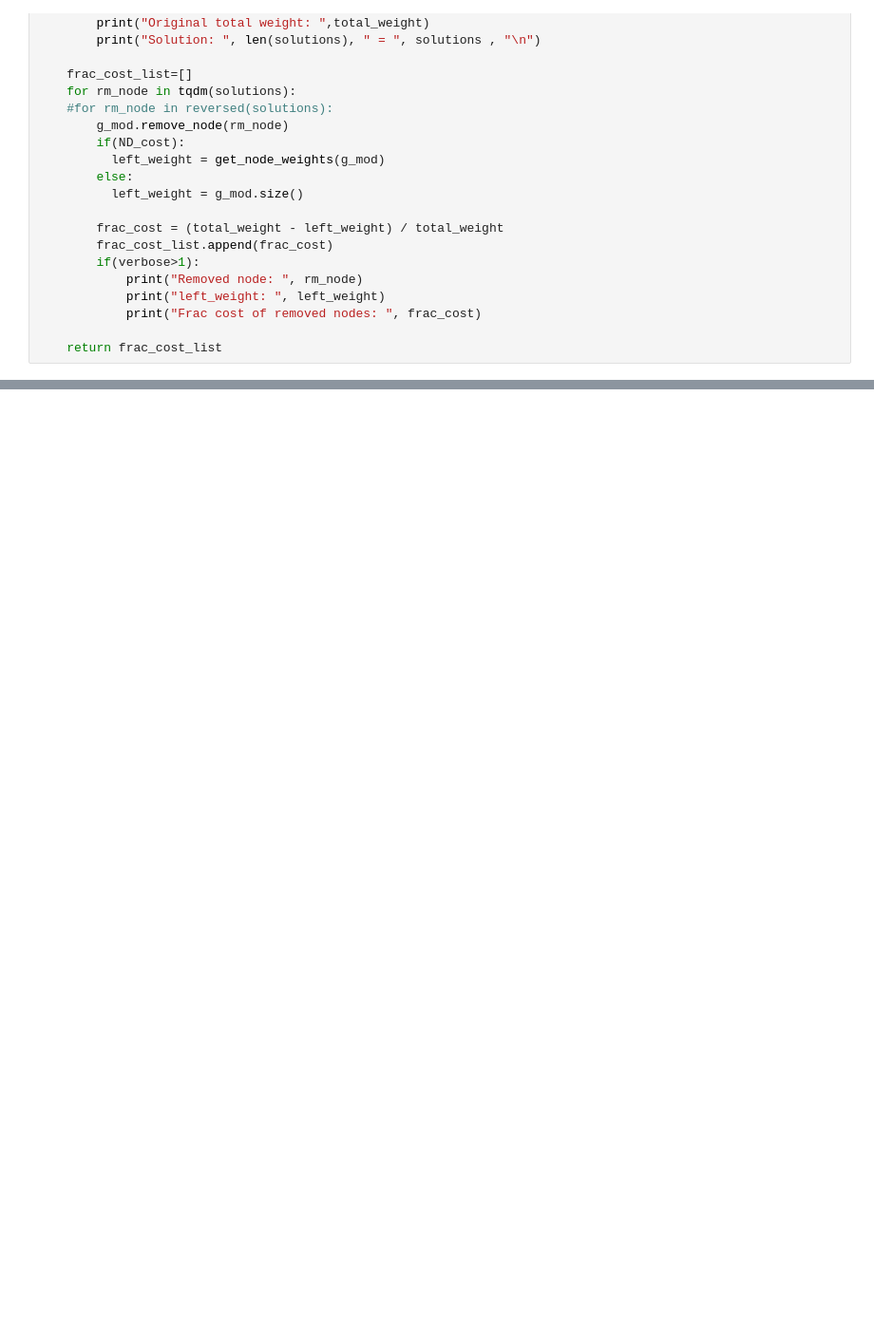
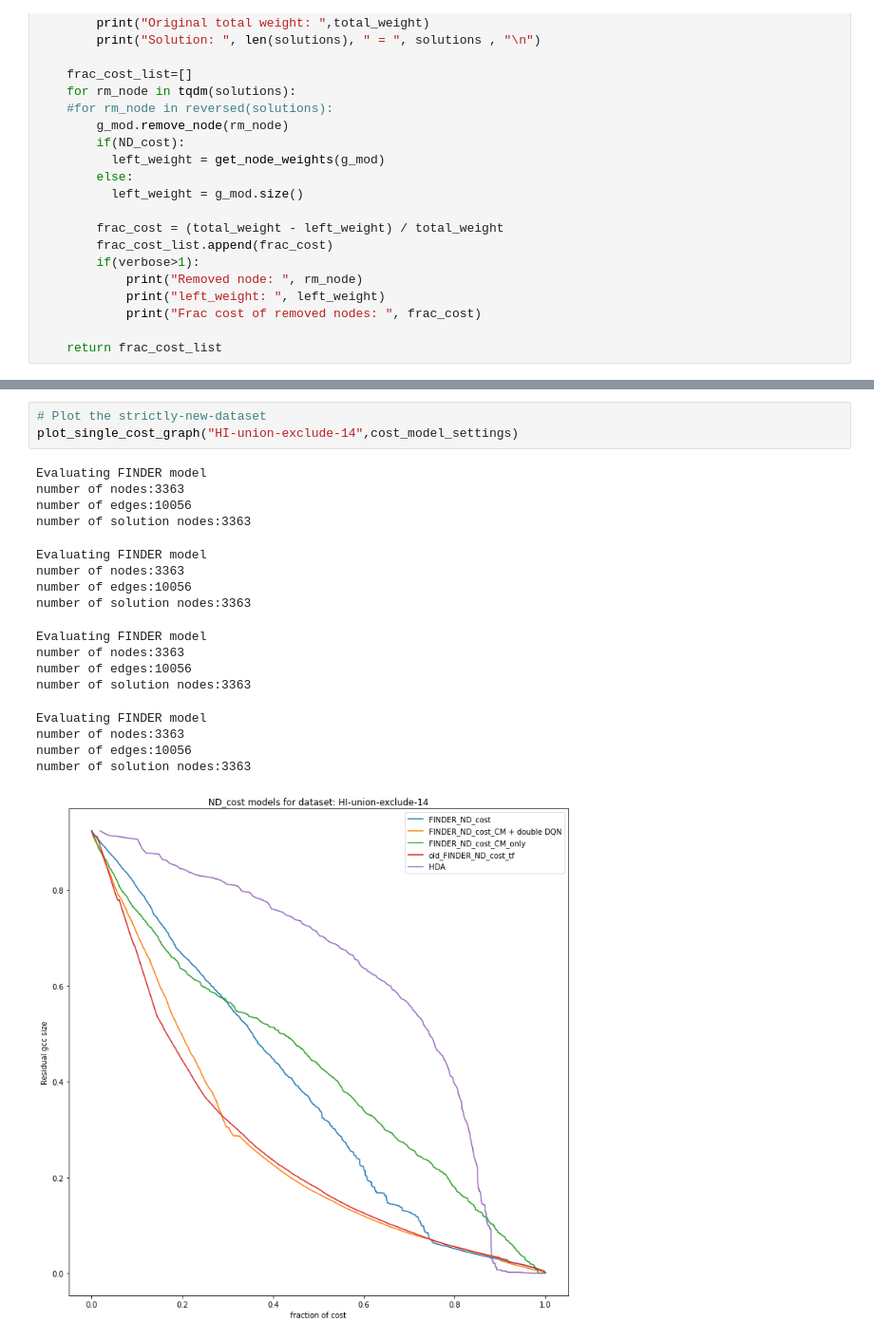
Before and after one commit to faraz2023/FINDER, a Jupyter notebook: Final_graphs.ipynb, the cells around one changed output, grey strips where cells are left out. Shown at 95% size. Cells and saved outputs as stored; diff of their text form; blank space fills up the shorter version.

```diff
--- a/Final_graphs.ipynb
+++ b/Final_graphs.ipynb
@@ -641,0 +514,21 @@ number of solution nodes:1132
+# %%
+# Plot the strictly-new-dataset
+plot_single_cost_graph("HI-union-exclude-14",cost_model_settings)
+# %% [output]
+Evaluating FINDER model
+number of nodes:3363
+number of edges:10056
+number of solution nodes:3363
+Evaluating FINDER model
+number of nodes:3363
+number of edges:10056
+number of solution nodes:3363
+Evaluating FINDER model
+number of nodes:3363
+number of edges:10056
+number of solution nodes:3363
+Evaluating FINDER model
+number of nodes:3363
+number of edges:10056
+number of solution nodes:3363
+[figure, added]
```
Also changed, not shown: parts of 14 cells of this notebook, 5 other files.
